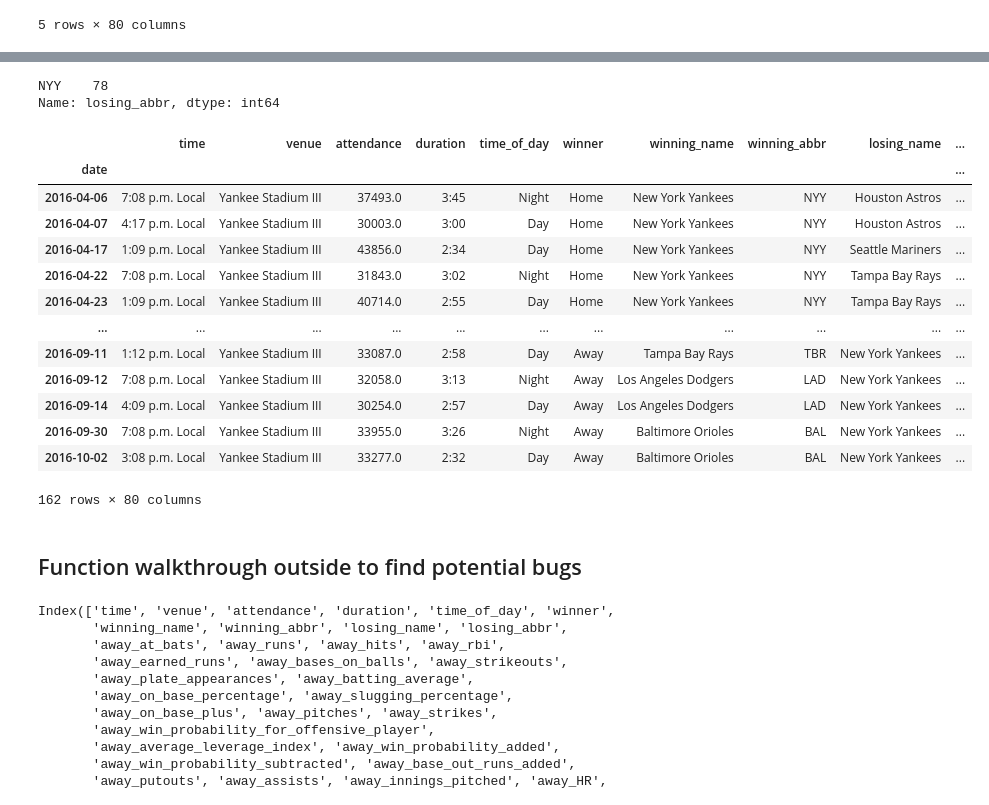
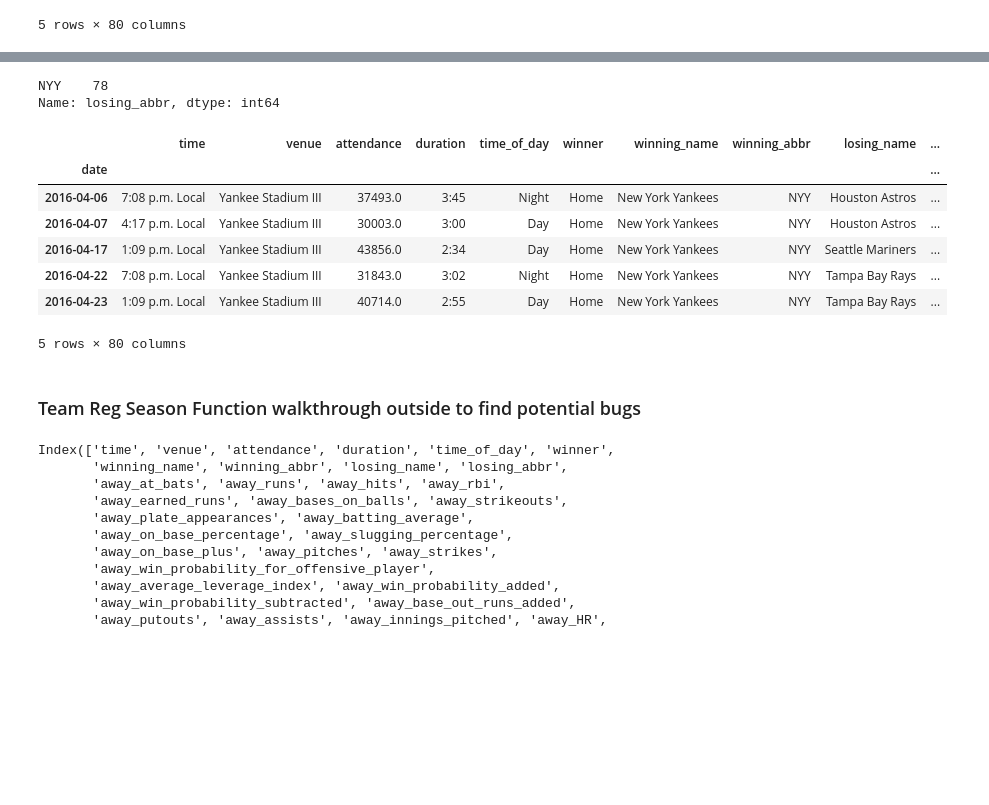
Before and after one commit to MatthewR1021/MLB_Classification, a Jupyter notebook: MLB_research.ipynb, the cells around one changed output, grey strips where cells are left out. Saved outputs shown, nothing was run; the diff lists cells and outputs as text; code cells hidden in the pictures; blank space fills up the shorter version.

```diff
--- a/MLB_research.ipynb
+++ b/MLB_research.ipynb
@@ -46,6 +72,6 @@ def get_current_games(date,end_date,end_week=None):
 # %%
 #seasons16_21.info()
 # %%
-df=pd.read_csv('seasons16_to_21.csv')
+df=pd.read_csv('data/seasons16_to_21.csv')
 # %% [markdown]
 # Data Exploration
@@ -133,7 +172,8 @@ yankees_away_loss=Away[(Away['losing_abbr']=='NYY')]
 yankees_loss=pd.concat([yankees_home_loss,yankees_away_loss])
-# %%
-yankees_loss.losing_abbr.value_counts()
-# %% [output]
-NYY    78
-Name: losing_abbr, dtype: int64
+# %%
+#78 losses
+yankees_loss.losing_abbr.value_counts()
+# %% [output]
+NYY    78
+Name: losing_abbr, dtype: int64
 # %%
@@ -140,23 +181,17 @@ Name: losing_abbr, dtype: int64
 yankees_16=pd.concat([yankees_wins,yankees_loss])
 # %%
-yankees_16
+yankees_16.head()
 # %% [output]
 |  | time | venue | attendance | duration | time_of_day | winner | winning_name | winning_abbr | losing_name | ... |
 | date |  |  |  |  |  |  |  |  |  | ... |
 | 2016-04-06 | 7:08 p.m. Local | Yankee Stadium III | 37493.0 | 3:45 | Night | Home | New York Yankees | NYY | Houston Astros | ... |
 | 2016-04-07 | 4:17 p.m. Local | Yankee Stadium III | 30003.0 | 3:00 | Day | Home | New York Yankees | NYY | Houston Astros | ... |
 | 2016-04-17 | 1:09 p.m. Local | Yankee Stadium III | 43856.0 | 2:34 | Day | Home | New York Yankees | NYY | Seattle Mariners | ... |
 | 2016-04-22 | 7:08 p.m. Local | Yankee Stadium III | 31843.0 | 3:02 | Night | Home | New York Yankees | NYY | Tampa Bay Rays | ... |
 | 2016-04-23 | 1:09 p.m. Local | Yankee Stadium III | 40714.0 | 2:55 | Day | Home | New York Yankees | NYY | Tampa Bay Rays | ... |
-| ... | ... | ... | ... | ... | ... | ... | ... | ... | ... | ... |
-| 2016-09-11 | 1:12 p.m. Local | Yankee Stadium III | 33087.0 | 2:58 | Day | Away | Tampa Bay Rays | TBR | New York Yankees | ... |
-| 2016-09-12 | 7:08 p.m. Local | Yankee Stadium III | 32058.0 | 3:13 | Night | Away | Los Angeles Dodgers | LAD | New York Yankees | ... |
-| 2016-09-14 | 4:09 p.m. Local | Yankee Stadium III | 30254.0 | 2:57 | Day | Away | Los Angeles Dodgers | LAD | New York Yankees | ... |
-| 2016-09-30 | 7:08 p.m. Local | Yankee Stadium III | 33955.0 | 3:26 | Night | Away | Baltimore Orioles | BAL | New York Yankees | ... |
-| 2016-10-02 | 3:08 p.m. Local | Yankee Stadium III | 33277.0 | 2:32 | Day | Away | Baltimore Orioles | BAL | New York Yankees | ... |
-162 rows × 80 columns
+5 rows × 80 columns
 # %% [markdown]
-## Function walkthrough outside to find potential bugs
+### Team Reg Season Function walkthrough outside to find potential bugs
 # %%
 #Rename columns to avoid deletetion later
 df_16=df_16.rename(columns={'home_home_runs':'home_HR','away_home_runs':'away_HR'})
```
Also changed, not shown: parts of 88 cells of this notebook.
